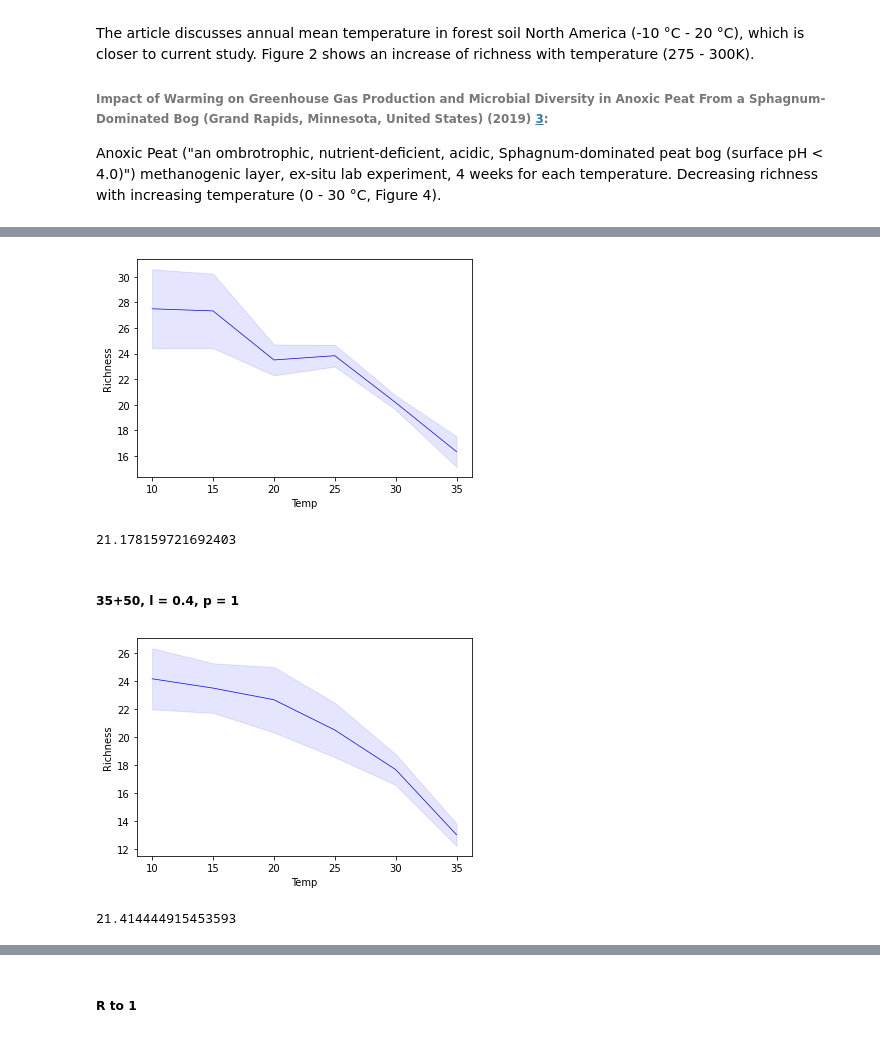
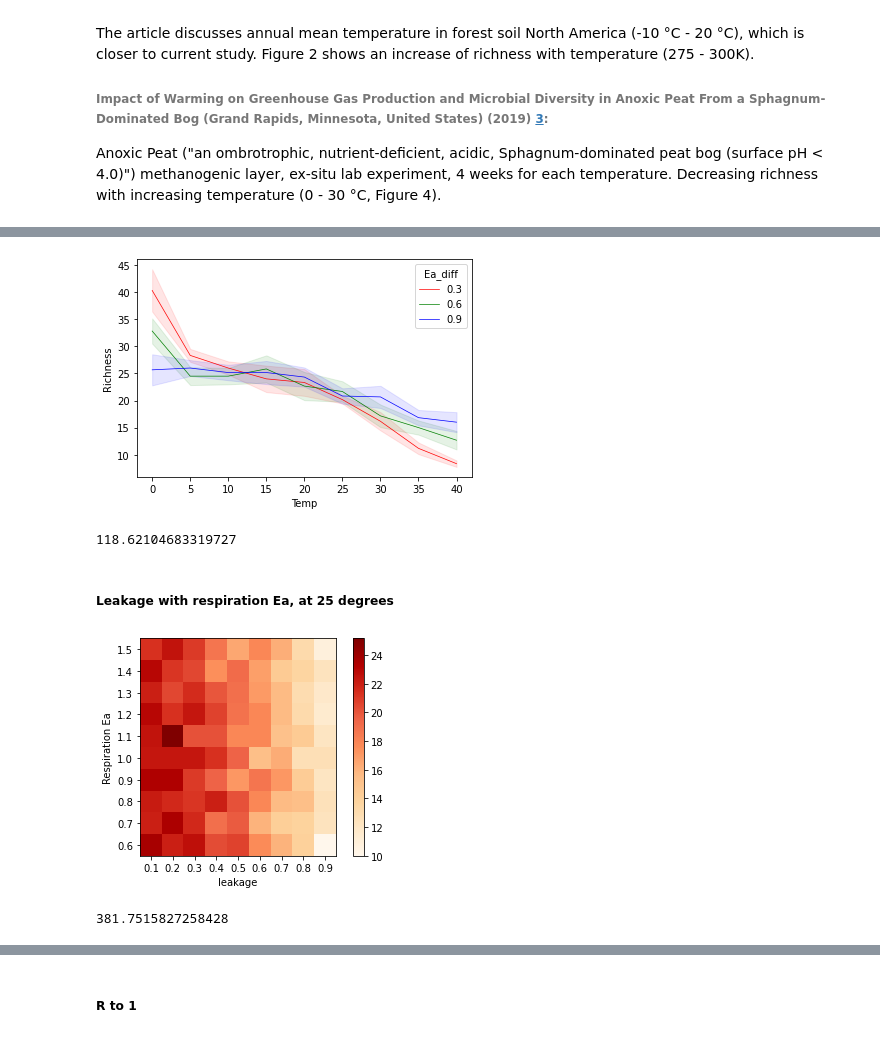
Before and after one commit to DaniDuan/CMEEProject, a Jupyter notebook: code/temp_microbial_CUE.ipynb, the cells around one changed output, grey strips where cells are left out. Saved outputs shown, nothing was run; the diff lists cells and outputs as text; code cells hidden in the pictures.

```diff
--- a/code/temp_microbial_CUE.ipynb
+++ b/code/temp_microbial_CUE.ipynb
@@ -549,16 +610,16 @@ from rich_temp import funcs_with_temp
 import numpy as np
 import matplotlib.pylab as plt
 
+
 ########## Setting Parameters ###########
-N = 35 # Number of consumers
+N = 50 # Number of consumers
 M = 50 # Number of resources
 
 # Temperature params
 Tref = 273.15 # Reference temperature Kelvin, 0 degrees C
 Ma = 1 # Mass
 Ea_D = np.repeat(3.5,N) # Deactivation energy
-Ea_diff = 0.6
-lf = 0.1 # Leakage
+lf = 0.4 # Leakage
 p_value = 1 # External input resource concentration
 
 # Assembly
@@ -568,67 +629,81 @@ t_fin = 50 # Number of time steps for each temperature
 typ = 1 # Functional response, Type I or II
 K = 0.5 # Half saturation constant for Monod equation(Type II)
 
-T_c = 6 # How many temperatures to cover (how many cycles to run)
+T_c = 9 # How many temperatures to cover (how many cycles to run)
 
 ########## Running Model ###########
-rich_temp_mean, rich_temp_ci = funcs_with_temp(T_c, t_fin, N, M, Tref, Ma, ass, tv, Ea_D, Ea_diff, lf, p_value, typ, K)
+for i in range(3):
+    Ea_diff = 0.3*(i+1)
+    rich_temp_mean, rich_temp_ci = funcs_with_temp(T_c, t_fin, N, M, Tref, Ma, ass, tv, Ea_D, Ea_diff, lf, p_value, typ, K)
+    colors = ['r', 'g', 'b']
+    T_plot = range(0, 5*T_c, 5)
+    plt.plot(T_plot, rich_temp_mean, str(colors[i]), linewidth=0.7, label = np.round(Ea_diff,1))
+    plt.fill_between(T_plot, rich_temp_mean - rich_temp_ci, rich_temp_mean + rich_temp_ci, color=str(colors[i]), alpha=.1)
 
-T_plot = range(10, 10 + 5*T_c, 5)
-# T_plot = range(0, 5*T_c, 5)
-plt.plot(T_plot, rich_temp_mean, 'b-', linewidth=0.7)
-plt.fill_between(T_plot, rich_temp_mean - rich_temp_ci, rich_temp_mean + rich_temp_ci, color='b', alpha=.1)
+plt.legend(title = "Ea_diff")
 plt.ylabel('Richness')
 plt.xlabel('Temp')
 plt.show()
 
 print((time.time() - start)/60)
 # %% [output]
-[figure, old version]
+[figure, new version]
-21.178159721692403
+118.62104683319727
-# %% [markdown]
-##### 35+50, l = 0.4, p = 1
+# %% [markdown]
+##### Leakage with respiration Ea, at 25 degrees
 # %%
 import time
 start = time.time()
 
-from rich_temp import funcs_with_temp
+from Bacteria_vector_modular import ass_temp_run
+import matplotlib.pylab as plt
 import numpy as np
-import matplotlib.pylab as plt
-
 
 ########## Setting Parameters ###########
 N = 35 # Number of consumers
 M = 50 # Number of resources
 
 # Temperature params
+T = 273.15 + 25 # Temperature
 Tref = 273.15 # Reference temperature Kelvin, 0 degrees C
 Ma = 1 # Mass
-Ea_D = np.repeat(3.5,N) # Deactivation energy
-Ea_diff = 0.6
-lf = 0.4 # Leakage
+Ea_D = np.repeat(3.5,N) # Deactivation energy - only used if use Sharpe-Schoolfield temp-dependance
 p_value = 1 # External input resource concentration
 
 # Assembly
-ass = 6 # Assembly times at each temperature
+ass = 6 # Assembly number, i.e. how many times the system can assemble
 tv = 300 # immigration times inside one assembly
-t_fin = 50 # Number of time steps for each temperature
+t_fin = 50 # Number of time steps
 typ = 1 # Functional response, Type I or II
-K = 0.5 # Half saturation constant for Monod equation(Type II)
+K = 1 # Half saturation constant
 
-T_c = 6 # How many temperatures to cover (how many cycles to run)
+rich_mean = np.empty((0,9))
+for i in range(10):
+    Ea_diff = 0.1*i
+    rich_clct = []
+    for j in range(9):
+        lf = (j + 1)*0.1 # Leakage
+        rich_series = ass_temp_run(t_fin, N, M, T, Tref, Ma, ass, tv, Ea_D, Ea_diff, lf, p_value, typ, K)[1]
+        rich_clct = np.append(rich_clct, np.mean(rich_series[:,tv-1]))
+    rich_mean = np.append(rich_mean, [rich_clct], axis = 0)
 
-########## Running Model ###########
-rich_temp_mean, rich_temp_ci = funcs_with_temp(T_c, t_fin, N, M, Tref, Ma, ass, tv, Ea_D, Ea_diff, lf, p_value, typ, K)
 
-T_plot = range(10, 10 + 5*T_c, 5)
-# T_plot = range(0, 5*T_c, 5)
-plt.plot(T_plot, rich_temp_mean, 'b-', linewidth=0.7)
-plt.fill_between(T_plot, rich_temp_mean - rich_temp_ci, rich_temp_mean + rich_temp_ci, color='b', alpha=.1)
-plt.ylabel('Richness')
-plt.xlabel('Temp')
+Xlabel = np.round(np.arange(0.1,1,0.1), 1)
+Ylabel = np.round(1.5 - np.arange(0,1,0.1), 1)
+fig = plt.figure()
+ax = fig.add_subplot(111)
+ax.set_yticks(range(len(Ylabel)))
+ax.set_xticks(range(len(Xlabel)))
+ax.set_yticklabels(Ylabel)
+ax.set_xticklabels(Xlabel)
+plt.xlabel("leakage")
+plt.ylabel("Respiration Ea")
+im = plt.imshow(rich_mean, cmap = 'OrRd')
+plt.colorbar(im)
+plt.title( "" )
 plt.show()
 
 print((time.time() - start)/60)
 # %% [output]
-[figure, old version]
+[figure, new version]
-21.414444915453593
+381.7515827258428
```
Also changed, not shown: parts of 37 cells of this notebook, 14 other files.
